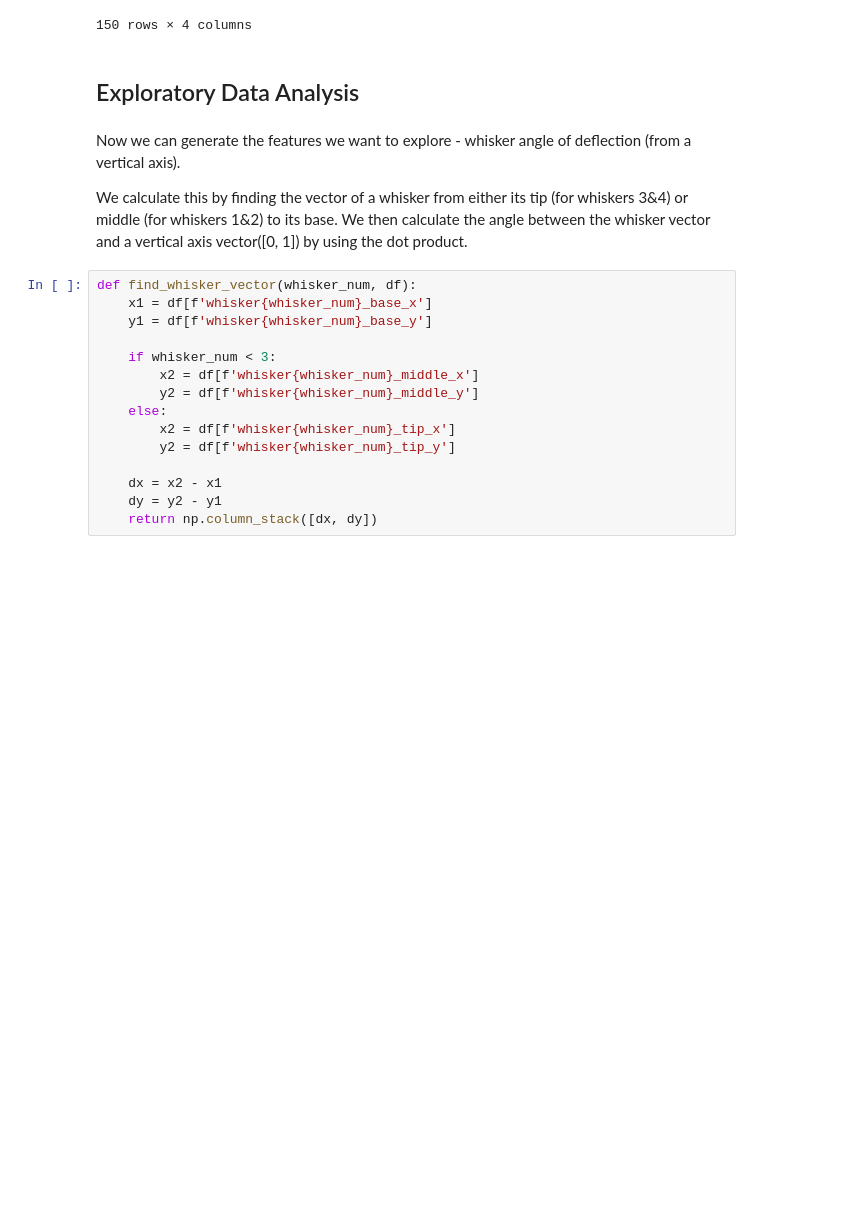
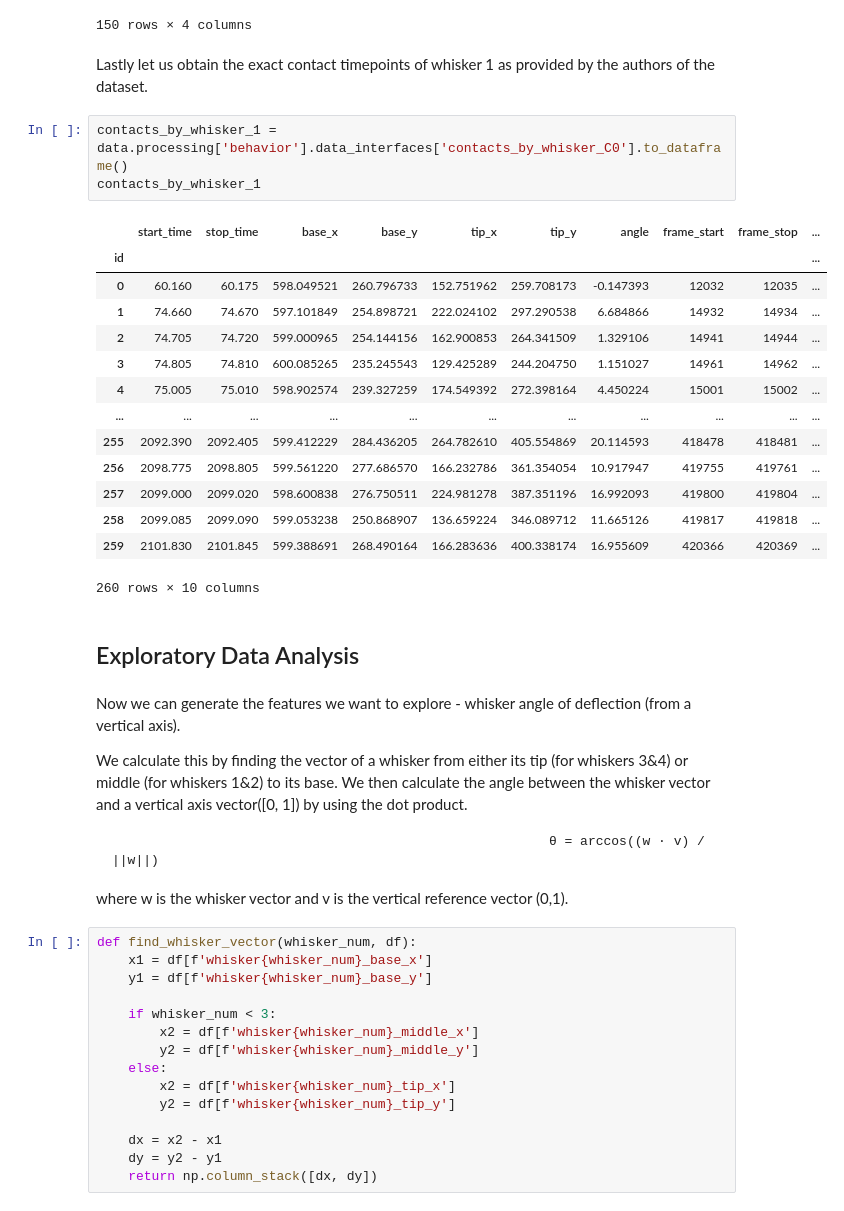
Before and after one commit to mramosot524/BIPN-162-GroupProject, a Jupyter notebook: BIPN162_Final_Project.ipynb, the cells around one changed output. Cells and saved outputs as stored; diff of their text form; blank space fills up the shorter version.

```diff
--- a/BIPN162_Final_Project.ipynb
+++ b/BIPN162_Final_Project.ipynb
@@ -175,12 +179,35 @@ stimuli
 | 218 | 1661.970 | 1669.675 | nothing | 1665.786 |
 | 219 | 1669.675 | 1676.600 | nothing | 1672.722 |
 150 rows × 4 columns
+# %% [markdown]
+Lastly let us obtain the exact contact timepoints of whisker 1 as provided by the authors of the dataset.
+# %%
+contacts_by_whisker_1 = data.processing['behavior'].data_interfaces['contacts_by_whisker_C0'].to_dataframe()
+contacts_by_whisker_1
+# %% [output]
+|  | start_time | stop_time | base_x | base_y | tip_x | tip_y | angle | frame_start | frame_stop | ... |
+| id |  |  |  |  |  |  |  |  |  | ... |
+| 0 | 60.160 | 60.175 | 598.049521 | 260.796733 | 152.751962 | 259.708173 | -0.147393 | 12032 | 12035 | ... |
+| 1 | 74.660 | 74.670 | 597.101849 | 254.898721 | 222.024102 | 297.290538 | 6.684866 | 14932 | 14934 | ... |
+| 2 | 74.705 | 74.720 | 599.000965 | 254.144156 | 162.900853 | 264.341509 | 1.329106 | 14941 | 14944 | ... |
+| 3 | 74.805 | 74.810 | 600.085265 | 235.245543 | 129.425289 | 244.204750 | 1.151027 | 14961 | 14962 | ... |
+| 4 | 75.005 | 75.010 | 598.902574 | 239.327259 | 174.549392 | 272.398164 | 4.450224 | 15001 | 15002 | ... |
+| ... | ... | ... | ... | ... | ... | ... | ... | ... | ... | ... |
+| 255 | 2092.390 | 2092.405 | 599.412229 | 284.436205 | 264.782610 | 405.554869 | 20.114593 | 418478 | 418481 | ... |
+| 256 | 2098.775 | 2098.805 | 599.561220 | 277.686570 | 166.232786 | 361.354054 | 10.917947 | 419755 | 419761 | ... |
+| 257 | 2099.000 | 2099.020 | 598.600838 | 276.750511 | 224.981278 | 387.351196 | 16.992093 | 419800 | 419804 | ... |
+| 258 | 2099.085 | 2099.090 | 599.053238 | 250.868907 | 136.659224 | 346.089712 | 11.665126 | 419817 | 419818 | ... |
+| 259 | 2101.830 | 2101.845 | 599.388691 | 268.490164 | 166.283636 | 400.338174 | 16.955609 | 420366 | 420369 | ... |
+260 rows × 10 columns
 # %% [markdown]
 ## Exploratory Data Analysis
 # %% [markdown]
 Now we can generate the features we want to explore - whisker angle of deflection (from a vertical axis).
 
 We calculate this by finding the vector of a whisker from either its tip (for whiskers 3&4) or middle (for whiskers 1&2) to its base. We then calculate the angle between the whisker vector and a vertical axis vector([0, 1]) by using the dot product.
+
+                                                            θ = arccos((w · v) / ||w||)
+where w is the whisker vector and v is the vertical reference vector (0,1).
 # %%
 def find_whisker_vector(whisker_num, df):
     x1 = df[f'whisker{whisker_num}_base_x']
```
Also changed, not shown: parts of 7 cells of this notebook.
